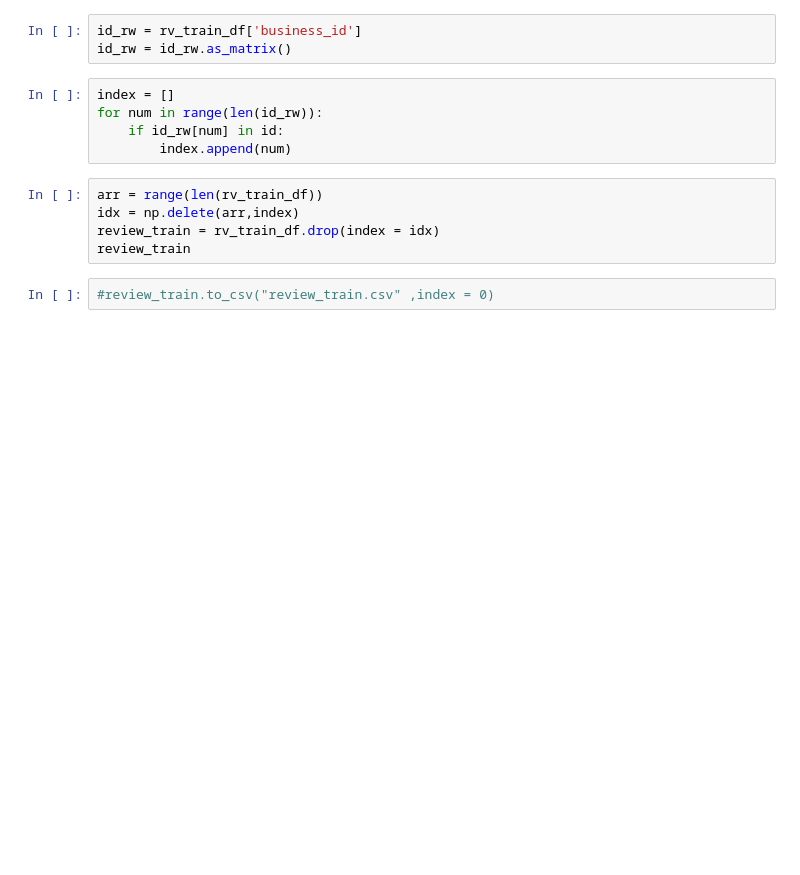
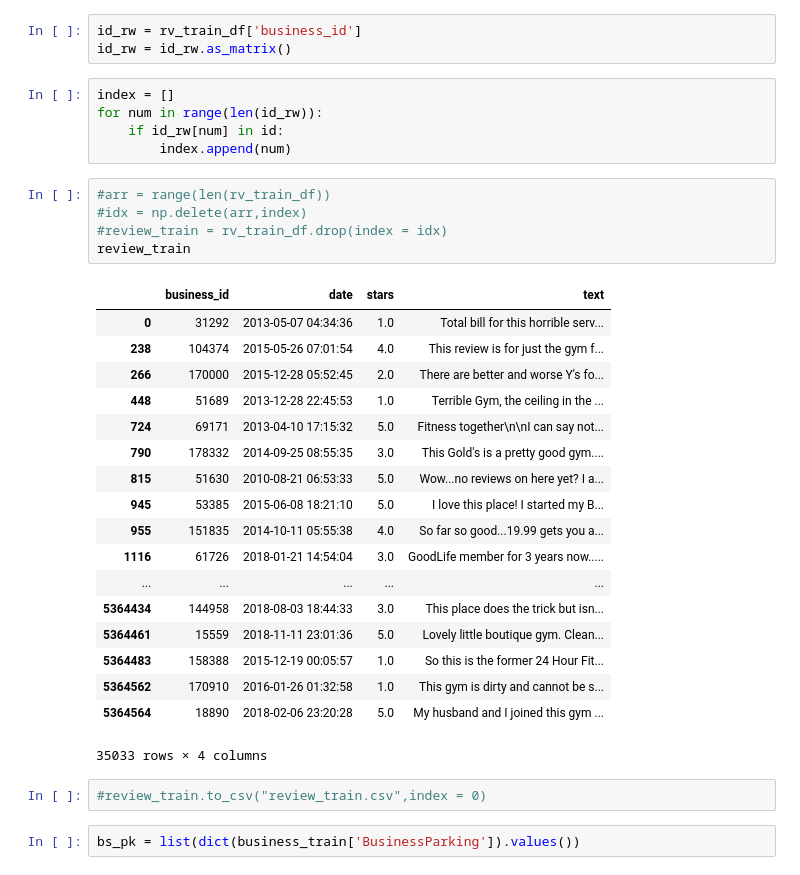
Before and after one commit to YunhuiQi/Stat628-Module2, a Jupyter notebook: gym.ipynb, the cells around one changed output. Saved outputs shown, nothing was run; the diff lists cells and outputs as text; blank space fills up the shorter version.

```diff
--- a/gym.ipynb
+++ b/gym.ipynb
@@ -154,9 +152,30 @@ for num in range(len(id_rw)):
     if id_rw[num] in id:
         index.append(num)
 # %%
-arr = range(len(rv_train_df))
-idx = np.delete(arr,index)
-review_train = rv_train_df.drop(index = idx)
+#arr = range(len(rv_train_df))
+#idx = np.delete(arr,index)
+#review_train = rv_train_df.drop(index = idx)
 review_train
+# %% [output]
+|  | business_id | date | stars | text |
+| 0 | 31292 | 2013-05-07 04:34:36 | 1.0 | Total bill for this horrible serv... |
+| 238 | 104374 | 2015-05-26 07:01:54 | 4.0 | This review is for just the gym f... |
+| 266 | 170000 | 2015-12-28 05:52:45 | 2.0 | There are better and worse Y's fo... |
+| 448 | 51689 | 2013-12-28 22:45:53 | 1.0 | Terrible Gym, the ceiling in the ... |
+| 724 | 69171 | 2013-04-10 17:15:32 | 5.0 | Fitness together\n\nI can say not... |
+| 790 | 178332 | 2014-09-25 08:55:35 | 3.0 | This Gold's is a pretty good gym.... |
+| 815 | 51630 | 2010-08-21 06:53:33 | 5.0 | Wow...no reviews on here yet? I a... |
+| 945 | 53385 | 2015-06-08 18:21:10 | 5.0 | I love this place! I started my B... |
+| 955 | 151835 | 2014-10-11 05:55:38 | 4.0 | So far so good...19.99 gets you a... |
+| 1116 | 61726 | 2018-01-21 14:54:04 | 3.0 | GoodLife member for 3 years now..... |
+| ... | ... | ... | ... | ... |
+| 5364434 | 144958 | 2018-08-03 18:44:33 | 3.0 | This place does the trick but isn... |
+| 5364461 | 15559 | 2018-11-11 23:01:36 | 5.0 | Lovely little boutique gym. Clean... |
+| 5364483 | 158388 | 2015-12-19 00:05:57 | 1.0 | So this is the former 24 Hour Fit... |
+| 5364562 | 170910 | 2016-01-26 01:32:58 | 1.0 | This gym is dirty and cannot be s... |
+| 5364564 | 18890 | 2018-02-06 23:20:28 | 5.0 | My husband and I joined this gym ... |
+35033 rows × 4 columns
 # %%
-#review_train.to_csv("review_train.csv" ,index = 0)
+#review_train.to_csv("review_train.csv",index = 0)
+# %%
+bs_pk = list(dict(business_train['BusinessParking']).values())
```
Also changed, not shown: parts of 7 cells of this notebook.
